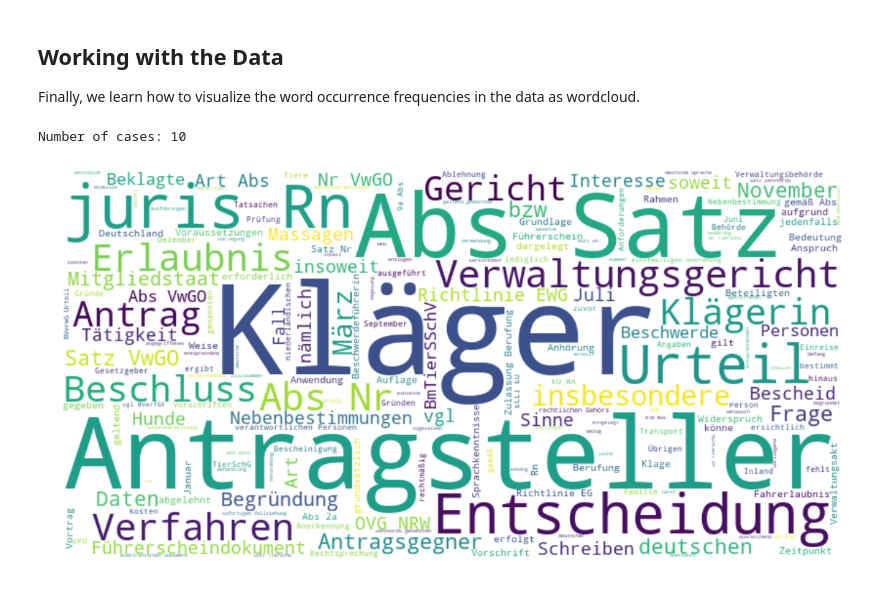
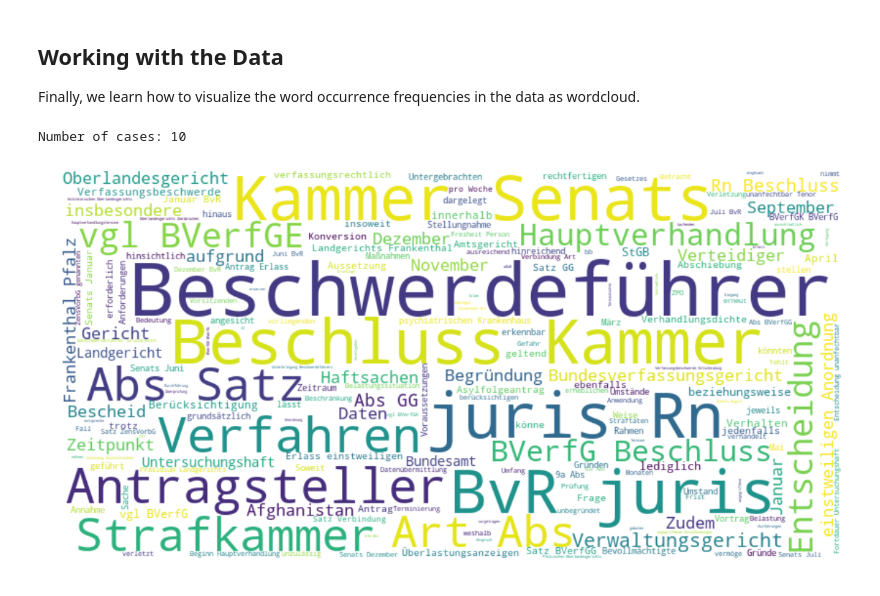
Before and after one commit to openlegaldata/oldp-notebooks, a Jupyter notebook: notebooks/client_demo.ipynb, the cells around one changed output. Cells and saved outputs as stored; diff of their text form; code cells hidden in the pictures.

```diff
--- a/notebooks/client_demo.ipynb
+++ b/notebooks/client_demo.ipynb
@@ -85,29 +87,29 @@ Finally, we learn how to visualize the word occurrence frequencies in the data a
 # %%
 from bs4 import BeautifulSoup
 import matplotlib.pyplot as plt
 import spacy
 from wordcloud import WordCloud
 %matplotlib inline
 nlp = spacy.load('de_core_news_sm')
 
 # obtain the data
 cases_api = oldp_client.CasesApi(api_client)
-cases = cases_api.cases_list(court_id=3).results
+cases = cases_api.cases_list(court=3).results
 print("Number of cases: {}".format(len(cases)))
 
 # clean the data
 text = ''
 for case in cases:
     # remove all HTML content from the data
     soup = BeautifulSoup(case.content)
     text += soup.get_text().strip()
 
 # visualize the data as wordcloud
 wordcloud = WordCloud(width=800, height=400, background_color='white', stopwords=nlp.Defaults.stop_words).generate(text)
 plt.figure(figsize=(20,10))
 plt.imshow(wordcloud, cmap=plt.cm.gray, interpolation='bilinear')
 plt.axis("off")
 plt.show()
 # %% [output]
 Number of cases: 10
-[figure, old version]
+[figure, new version]
```
Also changed, not shown: parts of 1 cell of this notebook, 3 other files.
